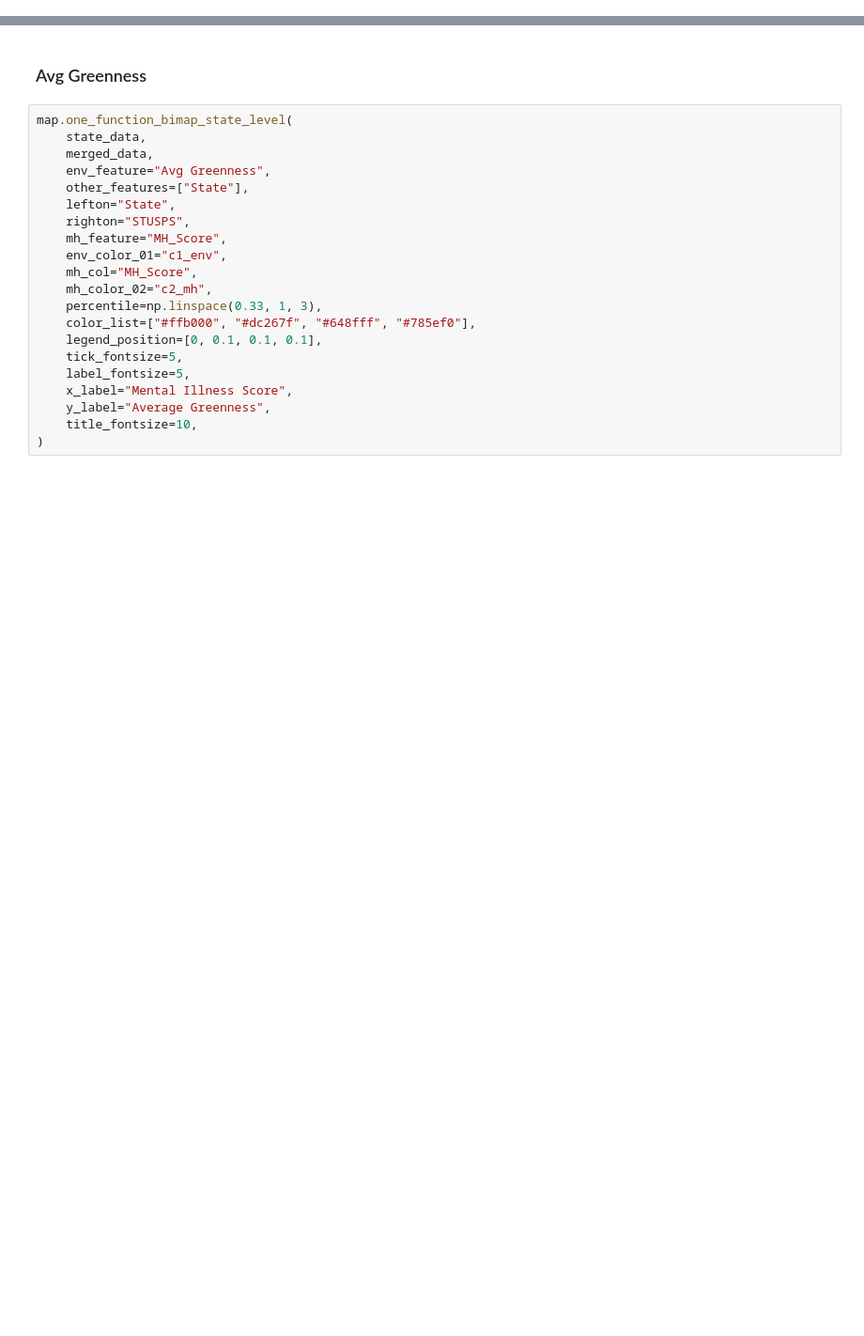
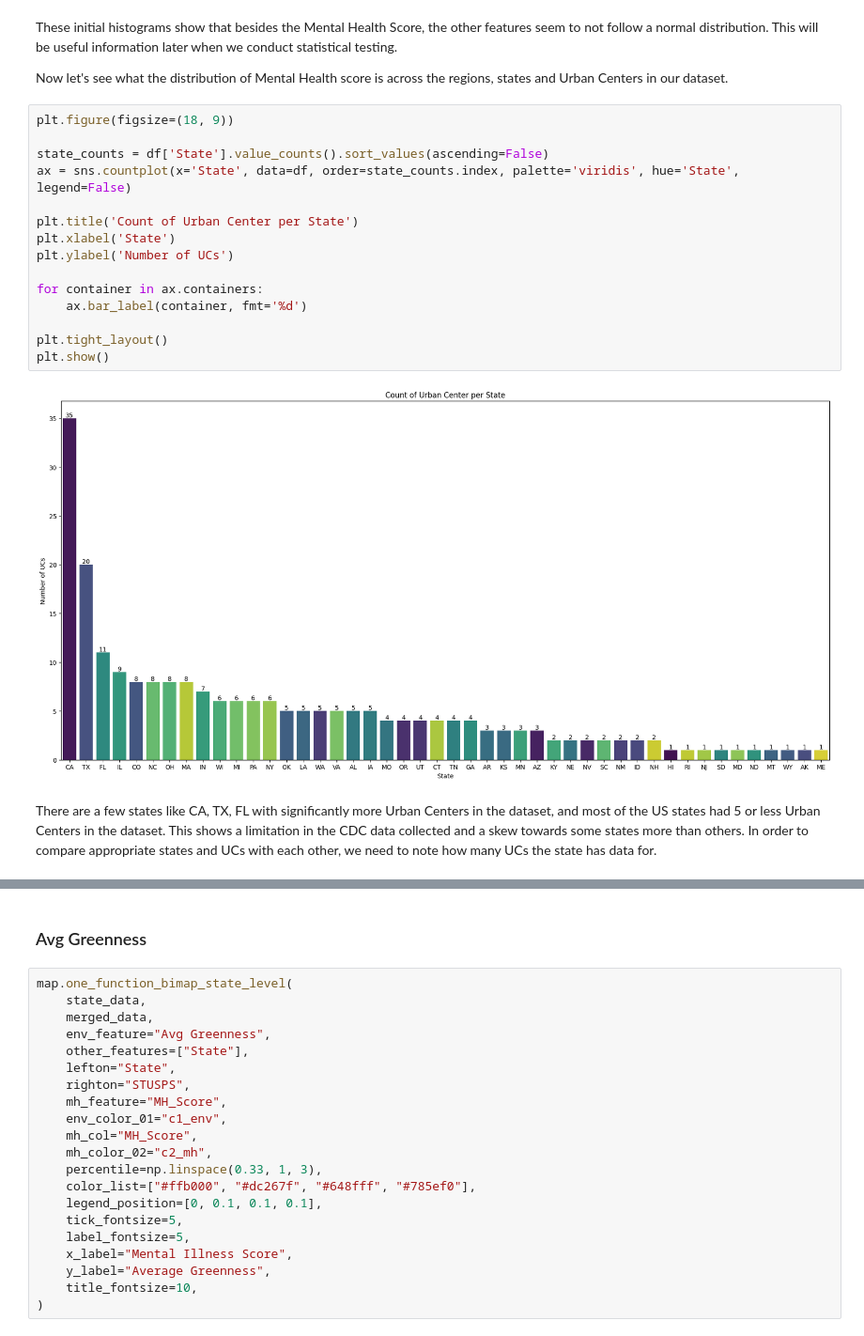
Before and after one commit to shuting2023/Natures_Rx, a Jupyter notebook: src/data_analysis.ipynb, the cells around one changed output, grey strips where cells are left out. Shown at 94% size. Drawn from its saved outputs; the diff is of its cells as text; blank space fills up the shorter version.

```diff
--- a/src/data_analysis.ipynb
+++ b/src/data_analysis.ipynb
@@ -25,0 +69,23 @@ merged_data = path.merged_data_file
+# %% [markdown]
+These initial histograms show that besides the Mental Health Score, the other features seem to not follow a normal distribution. This will be useful information later when we conduct statistical testing.
+
+Now let's see what the distribution of Mental Health score is across the regions, states and Urban Centers in our dataset.
+# %%
+plt.figure(figsize=(18, 9))
+
+state_counts = df['State'].value_counts().sort_values(ascending=False)
+ax = sns.countplot(x='State', data=df, order=state_counts.index, palette='viridis', hue='State', legend=False)
+
+plt.title('Count of Urban Center per State')
+plt.xlabel('State')
+plt.ylabel('Number of UCs')
+
+for container in ax.containers:
+    ax.bar_label(container, fmt='%d')
+
+plt.tight_layout()
+plt.show()
+# %% [output]
+[figure, added]
+# %% [markdown]
+There are a few states like CA, TX, FL with significantly more Urban Centers in the dataset, and most of the US states had 5 or less Urban Centers in the dataset. This shows a limitation in the CDC data collected and a skew towards some states more than others. In order to compare appropriate states and UCs with each other, we need to note how many UCs the state has data for.
```
Also changed, not shown: parts of 74 cells of this notebook, 2 other files.
